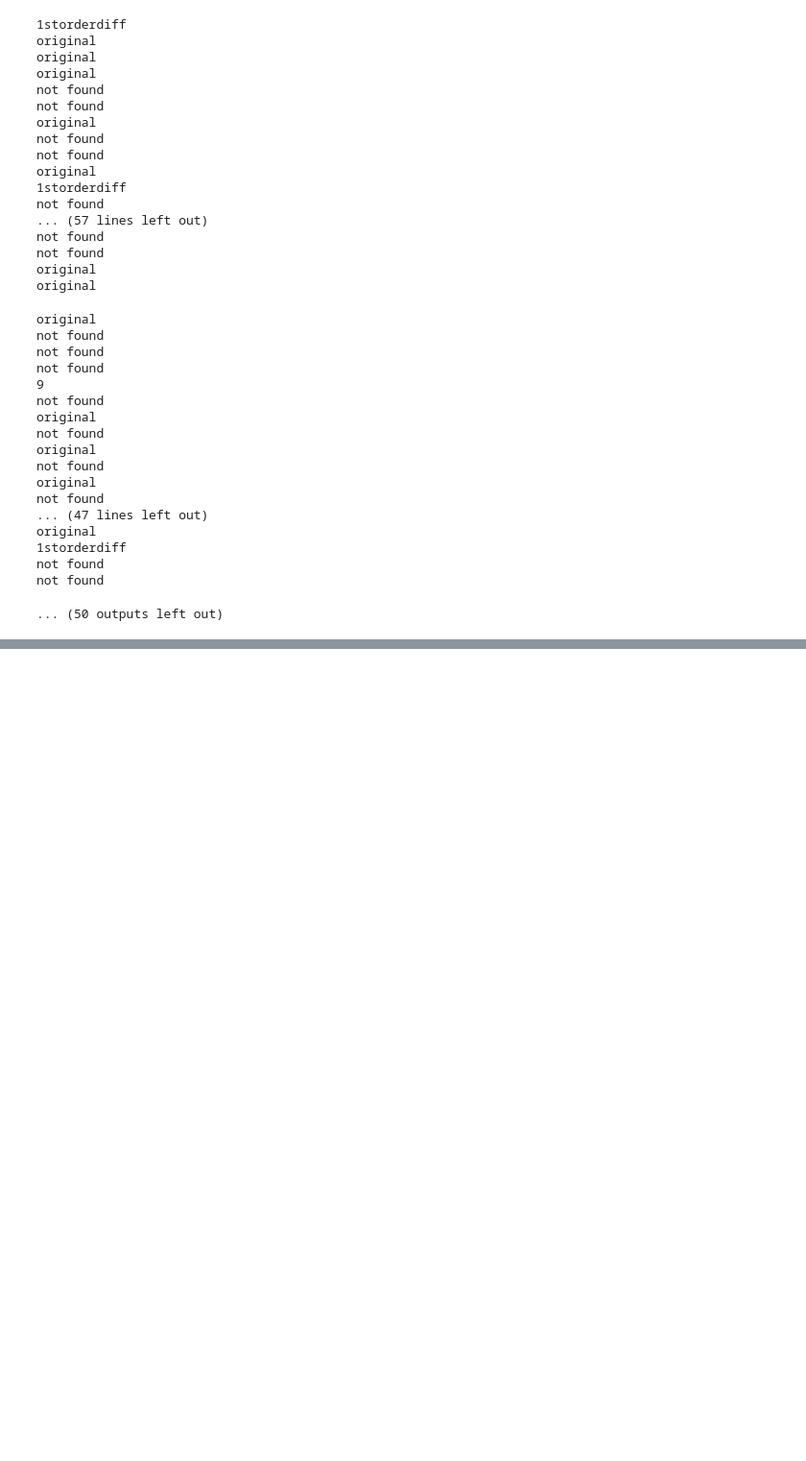
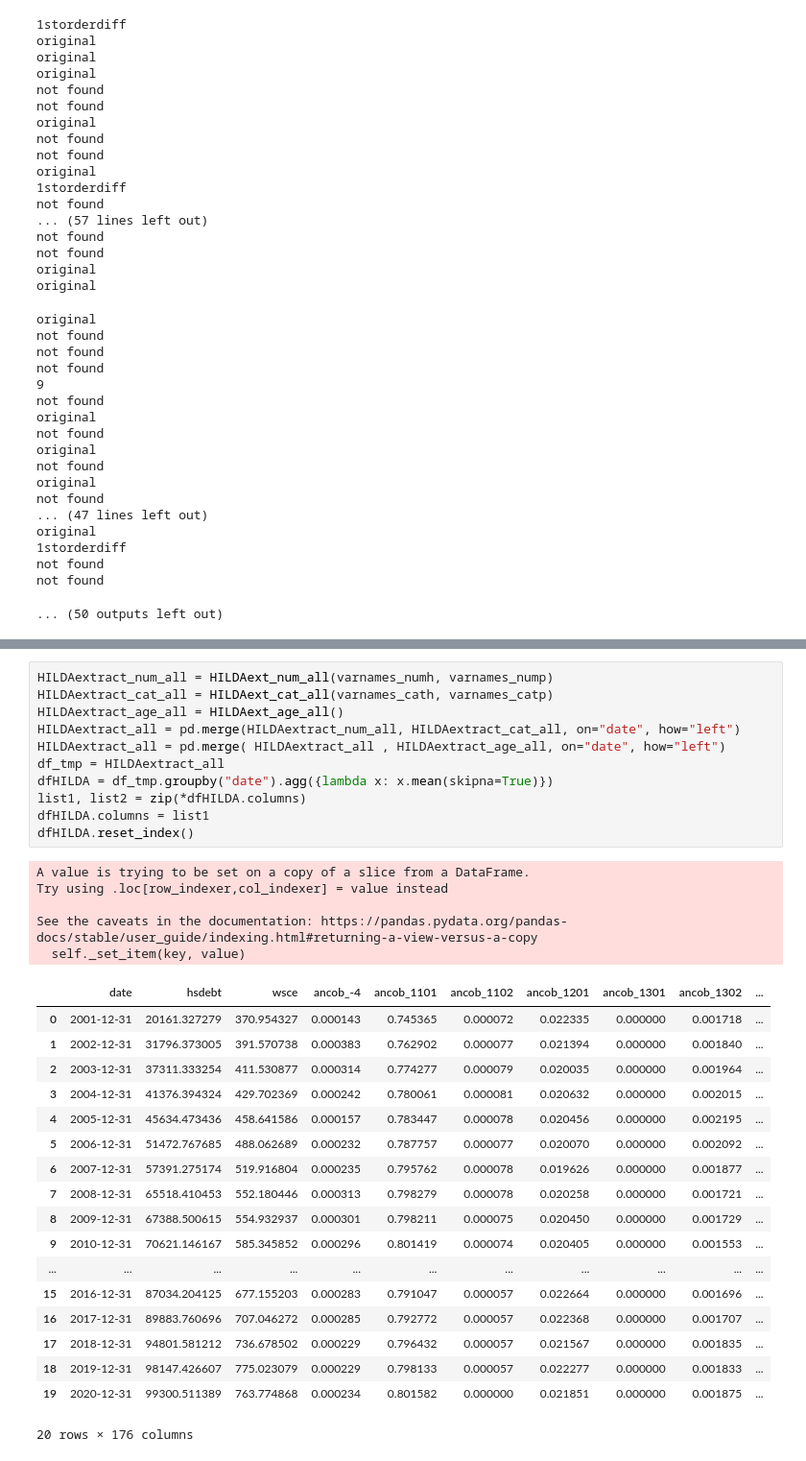
Before and after one commit to LyuLingfeng95/PhDProject1, a Jupyter notebook: Project1.ipynb, the cells around one changed output, grey strips where cells are left out. Shown at 96% size. Drawn from its saved outputs; the diff is of its cells as text; blank space fills up the shorter version.

```diff
--- a/Project1.ipynb
+++ b/Project1.ipynb
@@ -2037,0 +2027,35 @@ fHILDA.reset_index()
+# %%
+HILDAextract_num_all = HILDAext_num_all(varnames_numh, varnames_nump)
+HILDAextract_cat_all = HILDAext_cat_all(varnames_cath, varnames_catp)
+HILDAextract_age_all = HILDAext_age_all()
+HILDAextract_all = pd.merge(HILDAextract_num_all, HILDAextract_cat_all, on="date", how="left")
+HILDAextract_all = pd.merge( HILDAextract_all , HILDAextract_age_all, on="date", how="left")
+df_tmp = HILDAextract_all
+dfHILDA = df_tmp.groupby("date").agg({lambda x: x.mean(skipna=True)})
+list1, list2 = zip(*dfHILDA.columns)
+dfHILDA.columns = list1
+dfHILDA.reset_index()
+# %% [output]
+A value is trying to be set on a copy of a slice from a DataFrame.
+Try using .loc[row_indexer,col_indexer] = value instead
+
+See the caveats in the documentation: https://pandas.pydata.org/pandas-docs/stable/user_guide/indexing.html#returning-a-view-versus-a-copy
+  self._set_item(key, value)
+|  | date | hsdebt | wsce | ancob_-4 | ancob_1101 | ancob_1102 | ancob_1201 | ancob_1301 | ancob_1302 | ... |
+| 0 | 2001-12-31 | 20161.327279 | 370.954327 | 0.000143 | 0.745365 | 0.000072 | 0.022335 | 0.000000 | 0.001718 | ... |
+| 1 | 2002-12-31 | 31796.373005 | 391.570738 | 0.000383 | 0.762902 | 0.000077 | 0.021394 | 0.000000 | 0.001840 | ... |
+| 2 | 2003-12-31 | 37311.333254 | 411.530877 | 0.000314 | 0.774277 | 0.000079 | 0.020035 | 0.000000 | 0.001964 | ... |
+| 3 | 2004-12-31 | 41376.394324 | 429.702369 | 0.000242 | 0.780061 | 0.000081 | 0.020632 | 0.000000 | 0.002015 | ... |
+| 4 | 2005-12-31 | 45634.473436 | 458.641586 | 0.000157 | 0.783447 | 0.000078 | 0.020456 | 0.000000 | 0.002195 | ... |
+| 5 | 2006-12-31 | 51472.767685 | 488.062689 | 0.000232 | 0.787757 | 0.000077 | 0.020070 | 0.000000 | 0.002092 | ... |
+| 6 | 2007-12-31 | 57391.275174 | 519.916804 | 0.000235 | 0.795762 | 0.000078 | 0.019626 | 0.000000 | 0.001877 | ... |
+| 7 | 2008-12-31 | 65518.410453 | 552.180446 | 0.000313 | 0.798279 | 0.000078 | 0.020258 | 0.000000 | 0.001721 | ... |
+| 8 | 2009-12-31 | 67388.500615 | 554.932937 | 0.000301 | 0.798211 | 0.000075 | 0.020450 | 0.000000 | 0.001729 | ... |
+| 9 | 2010-12-31 | 70621.146167 | 585.345852 | 0.000296 | 0.801419 | 0.000074 | 0.020405 | 0.000000 | 0.001553 | ... |
+| ... | ... | ... | ... | ... | ... | ... | ... | ... | ... | ... |
+| 15 | 2016-12-31 | 87034.204125 | 677.155203 | 0.000283 | 0.791047 | 0.000057 | 0.022664 | 0.000000 | 0.001696 | ... |
+| 16 | 2017-12-31 | 89883.760696 | 707.046272 | 0.000285 | 0.792772 | 0.000057 | 0.022368 | 0.000000 | 0.001707 | ... |
+| 17 | 2018-12-31 | 94801.581212 | 736.678502 | 0.000229 | 0.796432 | 0.000057 | 0.021567 | 0.000000 | 0.001835 | ... |
+| 18 | 2019-12-31 | 98147.426607 | 775.023079 | 0.000229 | 0.798133 | 0.000057 | 0.022277 | 0.000000 | 0.001833 | ... |
+| 19 | 2020-12-31 | 99300.511389 | 763.774868 | 0.000234 | 0.801582 | 0.000000 | 0.021851 | 0.000000 | 0.001875 | ... |
+20 rows × 176 columns
```
Also changed, not shown: parts of 13 cells of this notebook.
